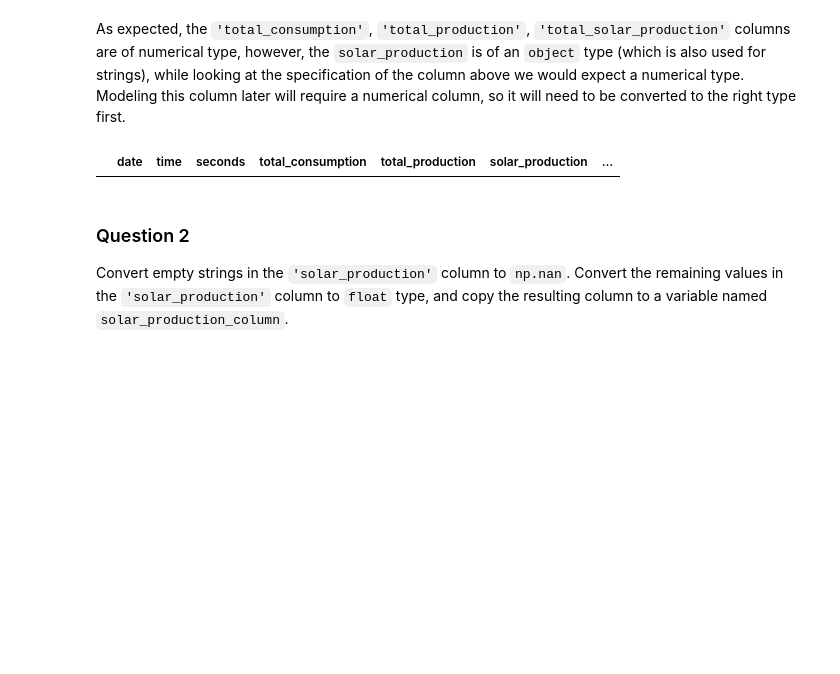
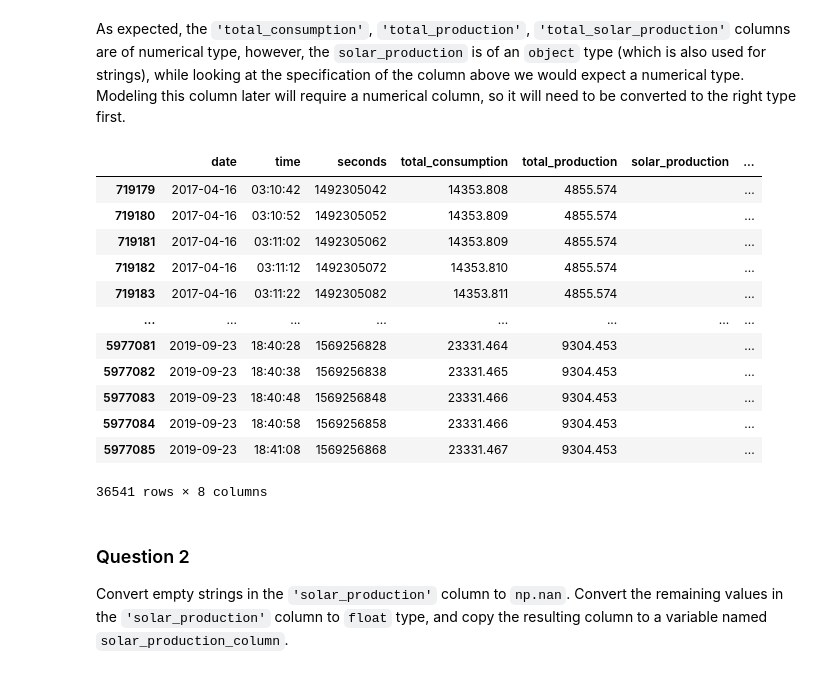
Before and after one commit to LeonVitanos/electricity-consumption-IoT-analysis, a Jupyter notebook: assignment.ipynb, the cells around one changed output. Cells and saved outputs as stored; diff of their text form; code cells hidden in the pictures; blank space fills up the shorter version.

```diff
--- a/assignment.ipynb
+++ b/assignment.ipynb
@@ -248,7 +245,7 @@ Pandas provides convenient methods for selecting subsets of the data that can be
 # TODO: remove the samples with production total of 0
 # compute the indices that have to be dropped
 index = raw_energy.index
-cond = raw_energy.total_production == 0 # condition of selection
+cond = (raw_energy.total_production == 0) | (raw_energy.total_solar_production == 0)# condition of selection
 indices = index[cond].tolist() # select the rows
 raw_energy=raw_energy.drop(indices) # drop them
 # %% [markdown]
@@ -269,9 +266,21 @@ dtype: object
 As expected, the `'total_consumption'`, `'total_production'`, `'total_solar_production'` columns are of numerical type, however, the `solar_production` is of an `object` type (which is also used for strings), while looking at the specification of the column above we would expect a numerical type. Modeling this column later will require a numerical column, so it will need to be converted to the right type first.
 # %%
 # TODO: explore the offending values in the solar_production column
-raw_energy.loc[raw_energy.solar_production == '']
+raw_energy[pd.to_numeric(raw_energy.solar_production, errors='coerce').isnull()]
 # %% [output]
 |  | date | time | seconds | total_consumption | total_production | solar_production | ... |
+| 719179 | 2017-04-16 | 03:10:42 | 1492305042 | 14353.808 | 4855.574 |  | ... |
+| 719180 | 2017-04-16 | 03:10:52 | 1492305052 | 14353.809 | 4855.574 |  | ... |
+| 719181 | 2017-04-16 | 03:11:02 | 1492305062 | 14353.809 | 4855.574 |  | ... |
+| 719182 | 2017-04-16 | 03:11:12 | 1492305072 | 14353.810 | 4855.574 |  | ... |
+| 719183 | 2017-04-16 | 03:11:22 | 1492305082 | 14353.811 | 4855.574 |  | ... |
+| ... | ... | ... | ... | ... | ... | ... | ... |
+| 5977081 | 2019-09-23 | 18:40:28 | 1569256828 | 23331.464 | 9304.453 |  | ... |
+| 5977082 | 2019-09-23 | 18:40:38 | 1569256838 | 23331.465 | 9304.453 |  | ... |
+| 5977083 | 2019-09-23 | 18:40:48 | 1569256848 | 23331.466 | 9304.453 |  | ... |
+| 5977084 | 2019-09-23 | 18:40:58 | 1569256858 | 23331.466 | 9304.453 |  | ... |
+| 5977085 | 2019-09-23 | 18:41:08 | 1569256868 | 23331.467 | 9304.453 |  | ... |
+36541 rows × 8 columns
 # %% [markdown]
 ### Question 2
 
```
Also changed, not shown: parts of 6 cells of this notebook.
